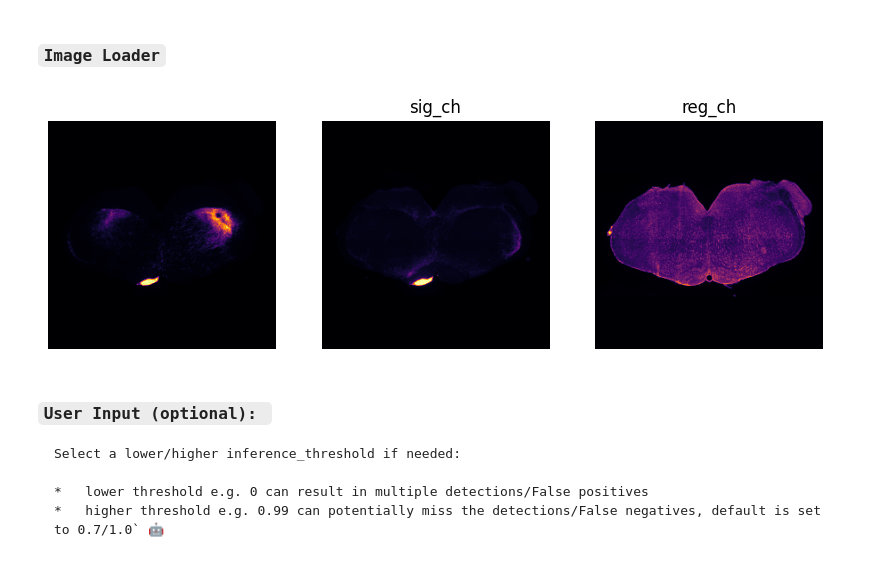
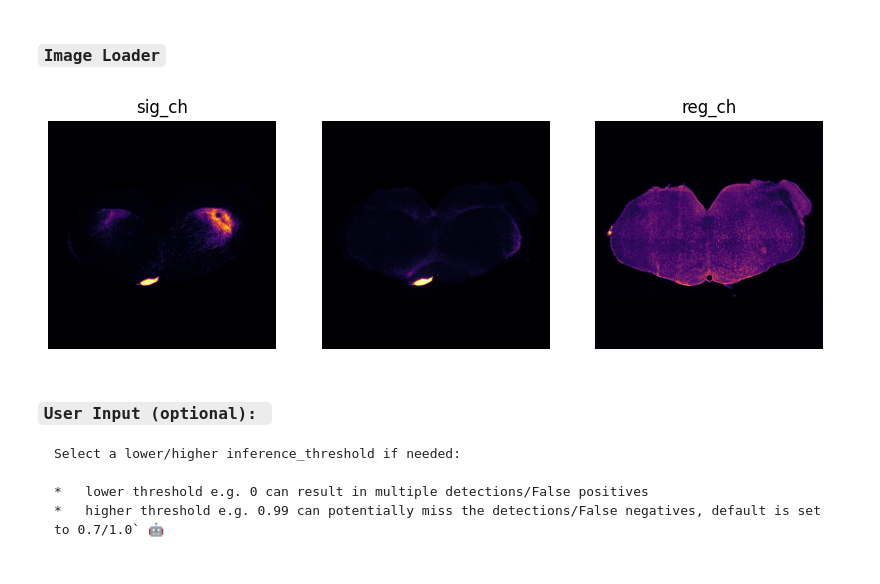
Before and after one commit to itsasimiqbal/StARQ, a Jupyter notebook: Inference_StARQ_2_0_2024.ipynb, the cells around one changed output. Saved outputs shown, nothing was run; the diff lists cells and outputs as text; code cells hidden in the pictures.

````diff
--- a/Inference_StARQ_2_0_2024.ipynb
+++ b/Inference_StARQ_2_0_2024.ipynb
@@ -187,23 +187,24 @@ StARQ_brainstem_MPM  StARQ_brainstem_MPM.tar
 # %%
 tiff_file_index = 1 # @param {type:"slider", min:0, max:10, step:1}
 reg_ch_index = 2 # @param {type:"slider", min:0, max:3, step:1}
-sig_ch_index = 1 # @param {type:"slider", min:0, max:3, step:1}
+sig_ch_index = 0 # @param {type:"slider", min:0, max:3, step:1}
 # %% [markdown]
 ### `Image Loader`
 # %%
 tif_image = tifffile.imread(data_path+'/'+tif_files[tiff_file_index])
+tif_image = (tif_image/np.max(tif_image))*255
 tif_image_padded = np.zeros((256,256,len(tif_image)))
 plt.figure(figsize=(10,5))
 for x in range(len(tif_image)):
   plt.subplot(1,len(tif_image),x+1);
   tif_image_padded[:,:,x] = square_padding(tif_image[x])
   plt.imshow(tif_image_padded[:,:,x],cmap='inferno'); plt.axis('off')
   if x==reg_ch_index:
     plt.title('reg_ch')
   elif x==sig_ch_index:
     plt.title('sig_ch')
 # %% [output]
-[figure, old version]
+[figure, new version]
 # %% [markdown]
 ### `User Input (optional): `
 ```
````
Also changed, not shown: parts of 6 cells of this notebook.
